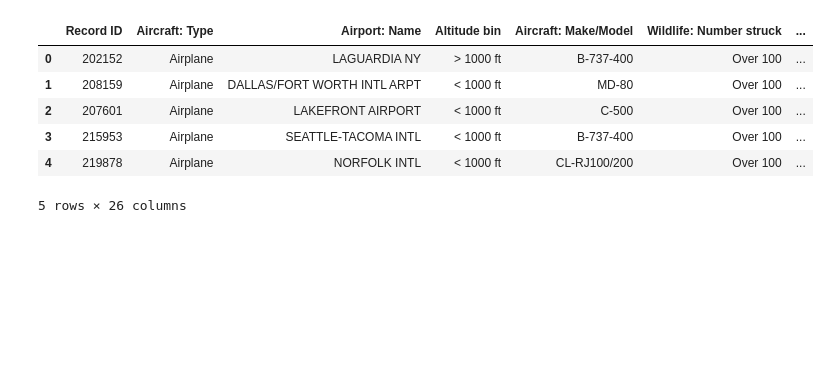
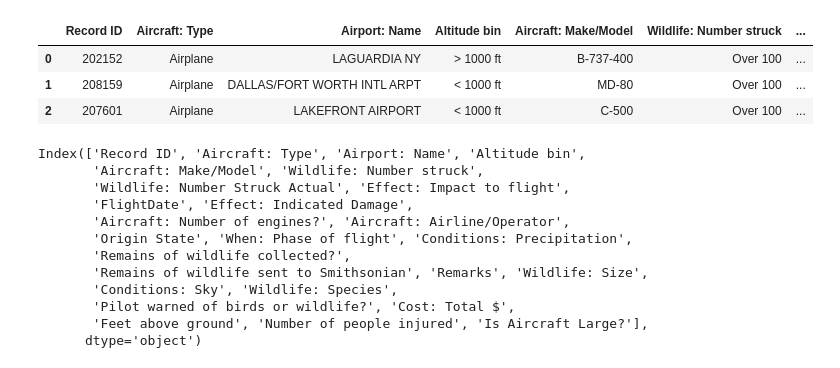
Before and after one commit to UsmanAhamed12/Data-Analyst-Intern-Project, a Jupyter notebook: BIRD STRIKES PROJECT/BIRD STRIKES ANALYSIS.ipynb, the cells around one changed output. Drawn from its saved outputs; the diff is of its cells as text; code cells hidden in the pictures; blank space fills up the shorter version.

Commit message:
Change name

```diff
--- a/BIRD STRIKES PROJECT/BIRD STRIKES ANALYSIS.ipynb
+++ b/BIRD STRIKES PROJECT/BIRD STRIKES ANALYSIS.ipynb
@@ -1,18 +1,34 @@
 # %%
-### Import Libraries
+## Import Libraryes
 
 import pandas as pd
 import numpy as np
 import matplotlib.pyplot as plt
 import seaborn as sns
+
+pd.set_option('display.max_columns', None)
 # %%
-Data = pd.read_excel('/Users/inazawaelectronics/Desktop/BIRD STRIKES PROJECT/Data-Analyst-Intern-Project/BIRD STRIKES PROJECT/Bird Strikes data.xlsx')
-Data.head()
+## Import Dataset
+Data = pd.read_excel('/Users/inazawaelectronics/Desktop/PROJECTS/BIRD STRIKES PROJECT/Bird Strikes data.xlsx')
+Data.head(3)
 # %% [output]
 |  | Record ID | Aircraft: Type | Airport: Name | Altitude bin | Aircraft: Make/Model | Wildlife: Number struck | ... |
 | 0 | 202152 | Airplane | LAGUARDIA NY | > 1000 ft | B-737-400 | Over 100 | ... |
 | 1 | 208159 | Airplane | DALLAS/FORT WORTH INTL ARPT | < 1000 ft | MD-80 | Over 100 | ... |
 | 2 | 207601 | Airplane | LAKEFRONT AIRPORT | < 1000 ft | C-500 | Over 100 | ... |
-| 3 | 215953 | Airplane | SEATTLE-TACOMA INTL | < 1000 ft | B-737-400 | Over 100 | ... |
-| 4 | 219878 | Airplane | NORFOLK INTL | < 1000 ft | CL-RJ100/200 | Over 100 | ... |
-5 rows × 26 columns
+# %%
+### Read The Dataset Columns
+Data.columns
+# %% [output]
+Index(['Record ID', 'Aircraft: Type', 'Airport: Name', 'Altitude bin',
+       'Aircraft: Make/Model', 'Wildlife: Number struck',
+       'Wildlife: Number Struck Actual', 'Effect: Impact to flight',
+       'FlightDate', 'Effect: Indicated Damage',
+       'Aircraft: Number of engines?', 'Aircraft: Airline/Operator',
+       'Origin State', 'When: Phase of flight', 'Conditions: Precipitation',
+       'Remains of wildlife collected?',
+       'Remains of wildlife sent to Smithsonian', 'Remarks', 'Wildlife: Size',
+       'Conditions: Sky', 'Wildlife: Species',
+       'Pilot warned of birds or wildlife?', 'Cost: Total $',
+       'Feet above ground', 'Number of people injured', 'Is Aircraft Large?'],
+      dtype='object')
```
Also changed, not shown: parts of 77 cells of this notebook, 5 other files.
